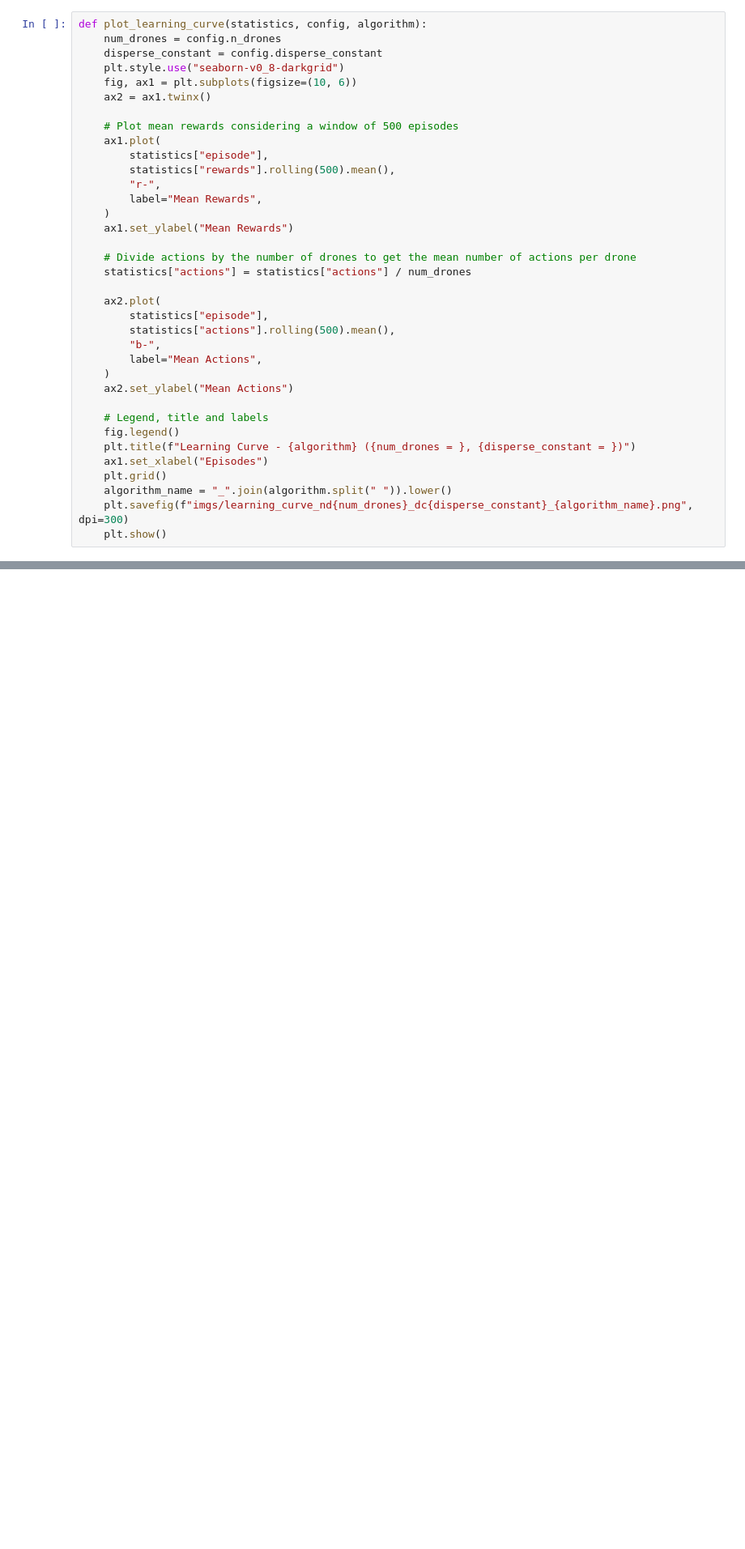
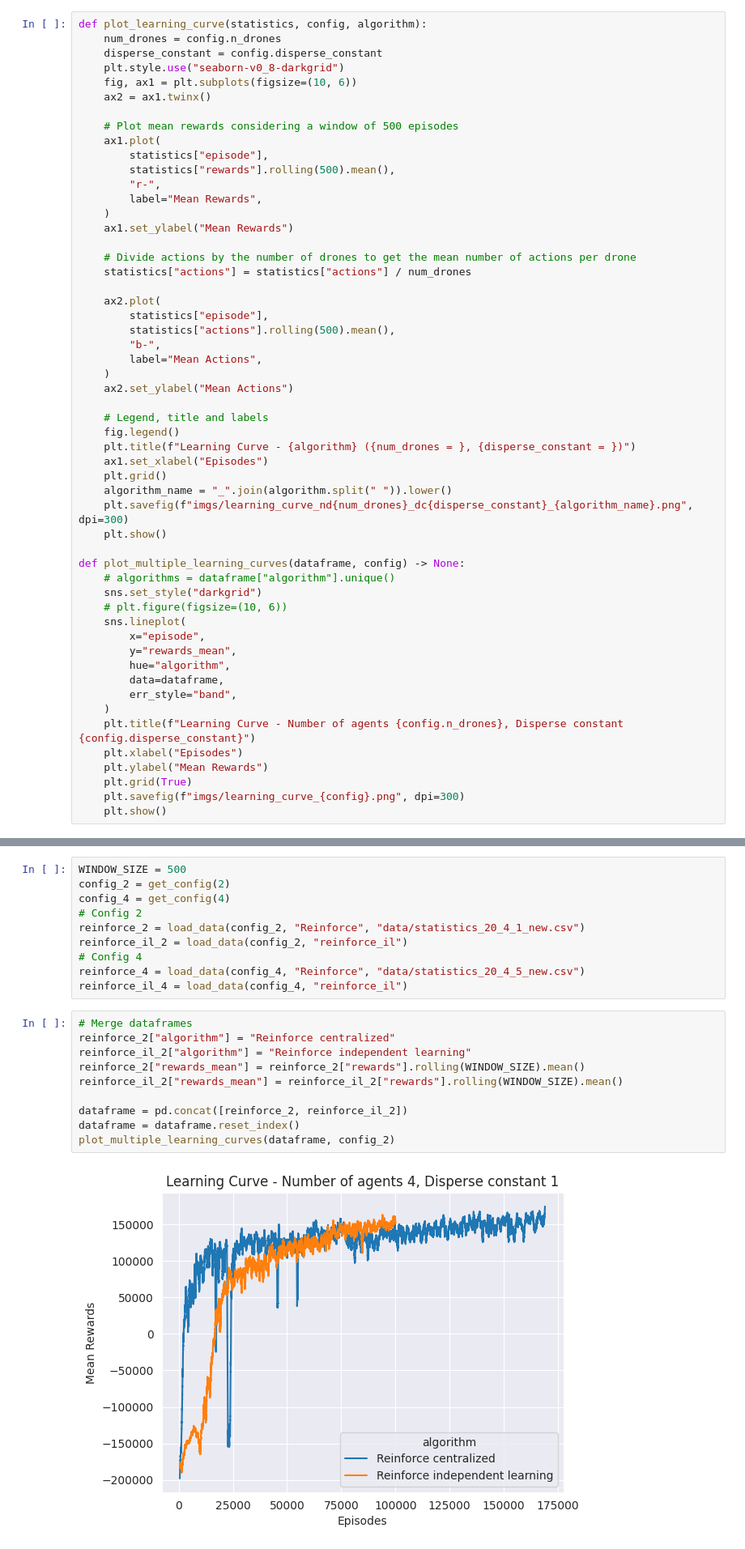
Before and after one commit to pfeinsper/drone-swarm-search-algorithms, a Jupyter notebook: performance_analysis.ipynb, the cells around one changed output, grey strips where cells are left out. Shown: that part at 81% size. Drawn from its saved outputs; the diff is of its cells as text; blank space fills up the shorter version.

Commit message:
fix function mistake in dqn + multi algorithm plot

```diff
--- a/performance_analysis.ipynb
+++ b/performance_analysis.ipynb
@@ -61,3 +61,21 @@ def plot_learning_curve(statistics, config, algorithm):
     algorithm_name = "_".join(algorithm.split(" ")).lower()
     plt.savefig(f"imgs/learning_curve_nd{num_drones}_dc{disperse_constant}_{algorithm_name}.png", dpi=300)
     plt.show()
+
+def plot_multiple_learning_curves(dataframe, config) -> None:
+    # algorithms = dataframe["algorithm"].unique()
+    sns.set_style("darkgrid")
+    # plt.figure(figsize=(10, 6))
+    sns.lineplot(
+        x="episode",
+        y="rewards_mean",
+        hue="algorithm",
+        data=dataframe,
+        err_style="band",
+    )
+    plt.title(f"Learning Curve - Number of agents {config.n_drones}, Disperse constant {config.disperse_constant}")
+    plt.xlabel("Episodes")
+    plt.ylabel("Mean Rewards")
+    plt.grid(True)
+    plt.savefig(f"imgs/learning_curve_{config}.png", dpi=300)
+    plt.show()
@@ -63,0 +84,22 @@ def plot_learning_curve(statistics, config, algorithm):
+# %%
+WINDOW_SIZE = 500
+config_2 = get_config(2)
+config_4 = get_config(4)
+# Config 2
+reinforce_2 = load_data(config_2, "Reinforce", "data/statistics_20_4_1_new.csv")
+reinforce_il_2 = load_data(config_2, "reinforce_il")
+# Config 4
+reinforce_4 = load_data(config_4, "Reinforce", "data/statistics_20_4_5_new.csv")
+reinforce_il_4 = load_data(config_4, "reinforce_il")
+# %%
+# Merge dataframes
+reinforce_2["algorithm"] = "Reinforce centralized"
+reinforce_il_2["algorithm"] = "Reinforce independent learning"
+reinforce_2["rewards_mean"] = reinforce_2["rewards"].rolling(WINDOW_SIZE).mean()
+reinforce_il_2["rewards_mean"] = reinforce_il_2["rewards"].rolling(WINDOW_SIZE).mean()
+
+dataframe = pd.concat([reinforce_2, reinforce_il_2])
+dataframe = dataframe.reset_index()
+plot_multiple_learning_curves(dataframe, config_2)
+# %% [output]
+[figure, added]
```
Also changed, not shown: parts of 7 cells of this notebook, 1 other file.
